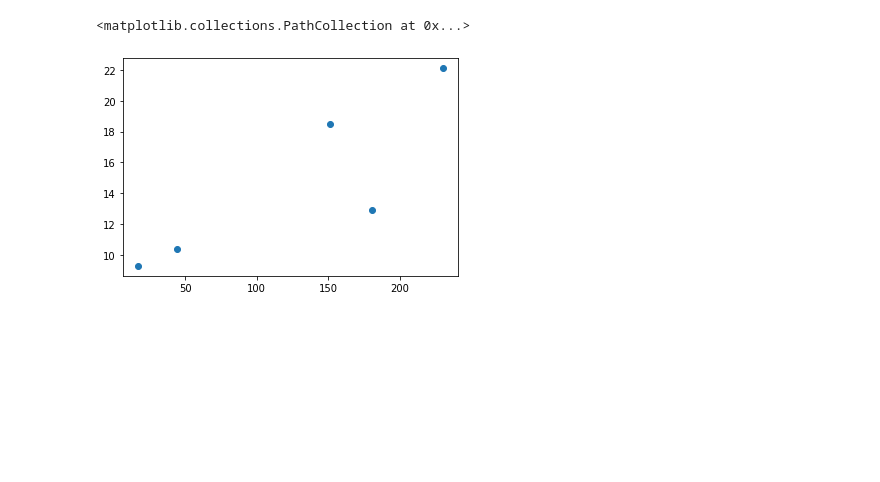
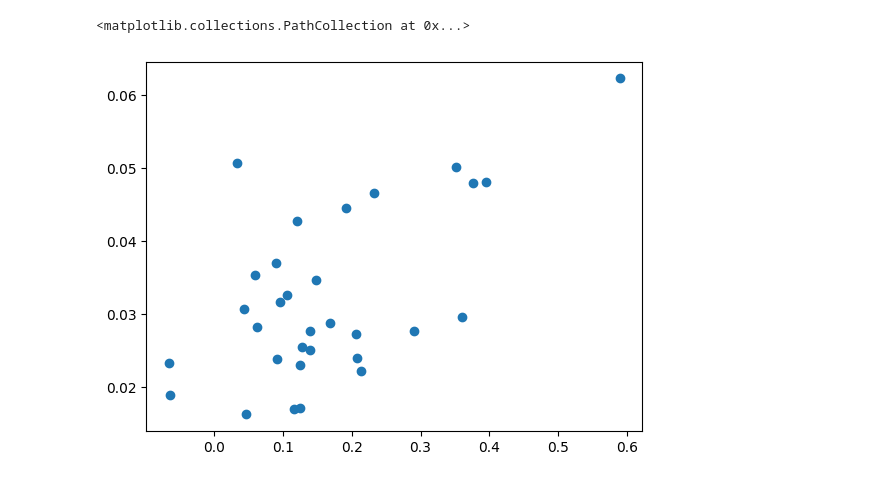
Before and after one commit to xyzsangxuan/tensorflow, a Jupyter notebook: 线性回归-多个神经元.ipynb, the cells around one changed output. Saved outputs shown, nothing was run; the diff lists cells and outputs as text; code cells hidden in the pictures; blank space fills up the shorter version.

```diff
--- a/线性回归-多个神经元.ipynb
+++ b/线性回归-多个神经元.ipynb
@@ -20,4 +20,4 @@ import numpy as np
 import matplotlib.pyplot as plt
 %matplotlib inline
 # %%
-data = pd.read_csv('./dataset/Advertising.csv')
+data = pd.read_csv('./dataset/data.csv')
@@ -33,6 +45,6 @@ data.head()
 # %%
-plt.scatter(data.TV,data.sales)
+plt.scatter(data.Tolerance,data.GDP)
 # %% [output]
 <matplotlib.collections.PathCollection at 0x...>
-[figure, old version]
+[figure, new version]
 # %%
```
Also changed, not shown: parts of 15 cells of this notebook, 22 other files.
